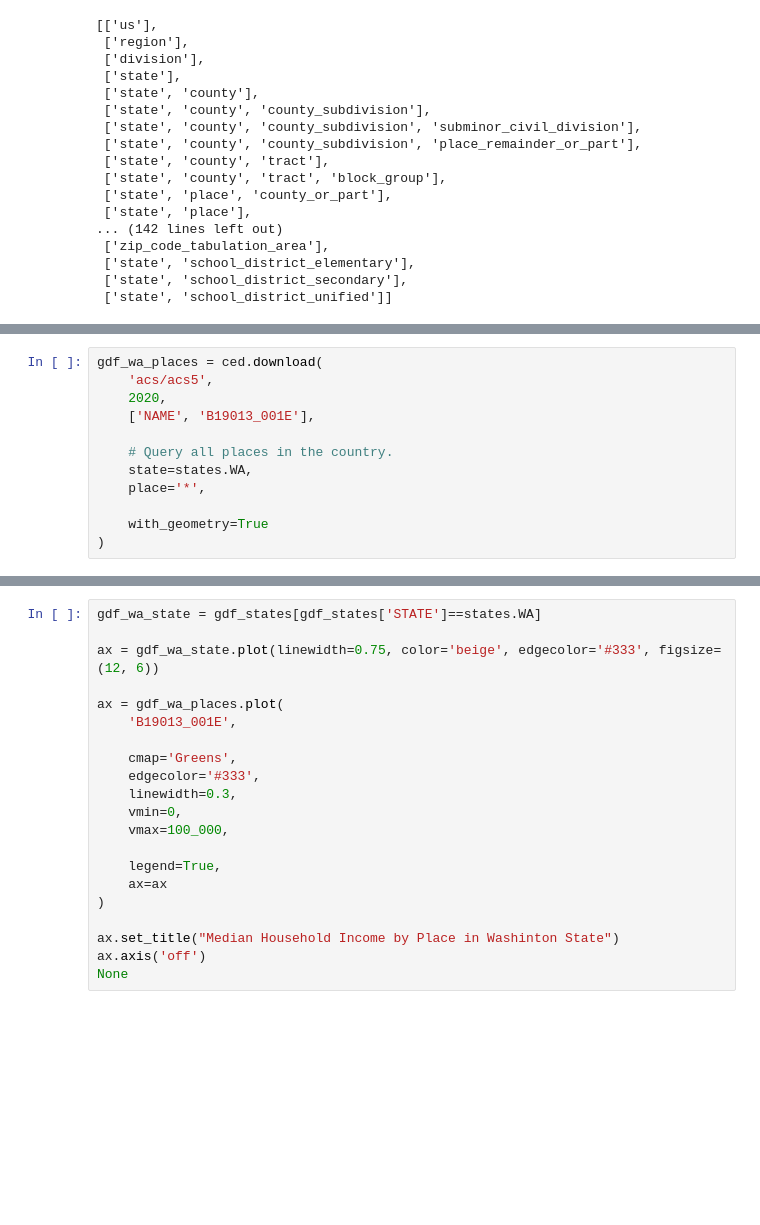
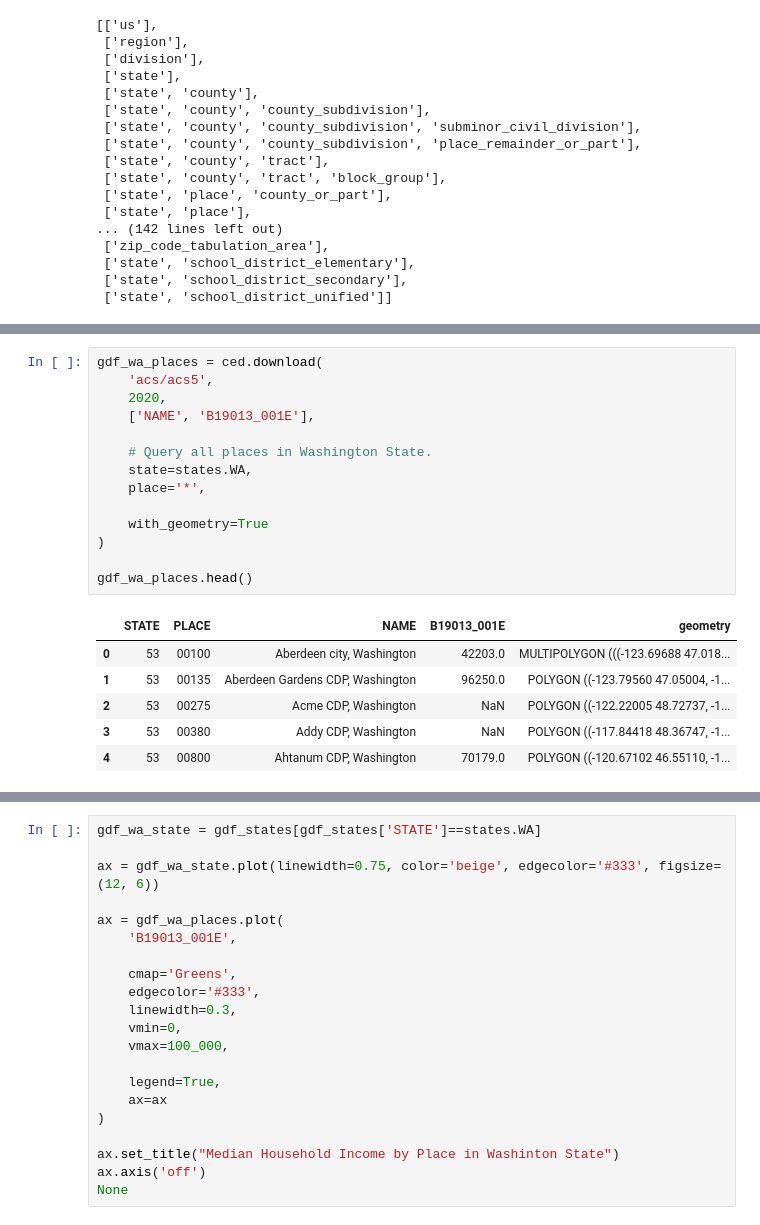
Before and after one commit to vengroff/censusdis-tutorial, a Jupyter notebook: Tutorial.ipynb, the cells around one changed output, grey strips where cells are left out. Cells and saved outputs as stored; diff of their text form; blank space fills up the shorter version.

```diff
--- a/Tutorial.ipynb
+++ b/Tutorial.ipynb
@@ -569,12 +551,21 @@ list(ced.geographies('acs/acs5', 2020))
 # %%
 gdf_wa_places = ced.download(
     'acs/acs5',
     2020,
     ['NAME', 'B19013_001E'],
 
-    # Query all places in the country.
+    # Query all places in Washington State.
     state=states.WA,
     place='*',
 
     with_geometry=True
 )
+
+gdf_wa_places.head()
+# %% [output]
+|  | STATE | PLACE | NAME | B19013_001E | geometry |
+| 0 | 53 | 00100 | Aberdeen city, Washington | 42203.0 | MULTIPOLYGON (((-123.69688 47.018... |
+| 1 | 53 | 00135 | Aberdeen Gardens CDP, Washington | 96250.0 | POLYGON ((-123.79560 47.05004, -1... |
+| 2 | 53 | 00275 | Acme CDP, Washington | NaN | POLYGON ((-122.22005 48.72737, -1... |
+| 3 | 53 | 00380 | Addy CDP, Washington | NaN | POLYGON ((-117.84418 48.36747, -1... |
+| 4 | 53 | 00800 | Ahtanum CDP, Washington | 70179.0 | POLYGON ((-120.67102 46.55110, -1... |
```
Also changed, not shown: parts of 72 cells of this notebook, 2 other files.
